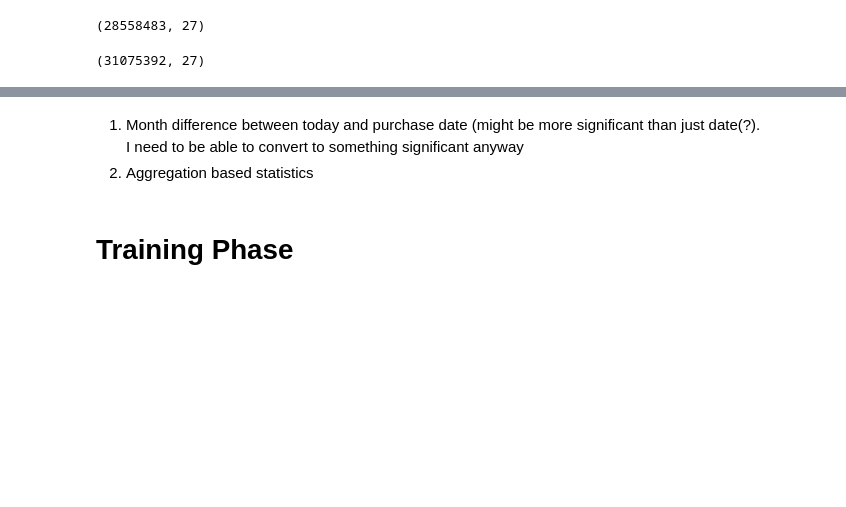
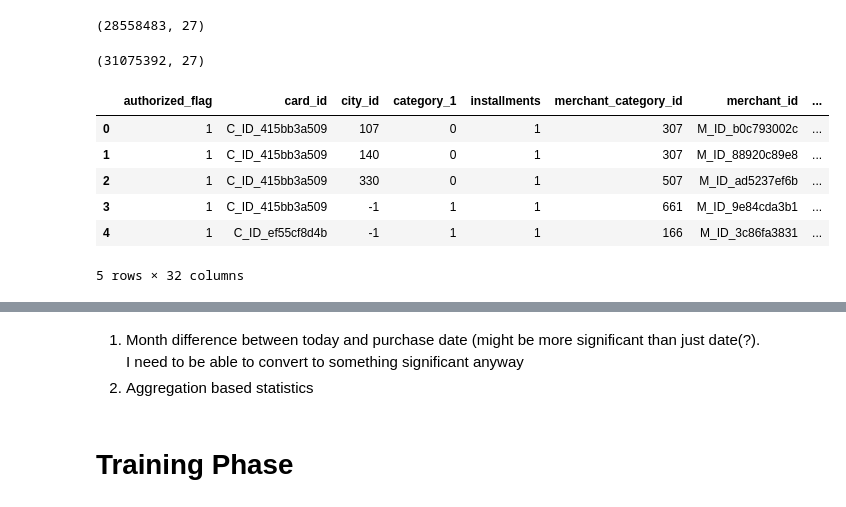
Before and after one commit to pengnam/kaggle-elomerchant, a Jupyter notebook: submissions/EloMerchant.ipynb, the cells around one changed output, grey strips where cells are left out. Cells and saved outputs as stored; diff of their text form; code cells hidden in the pictures; blank space fills up the shorter version.

```diff
--- a/submissions/EloMerchant.ipynb
+++ b/submissions/EloMerchant.ipynb
@@ -254,2 +283,4 @@ all_transactions["time_d"]
+# %%
+all_transactions["month_diff"] += all_transactions["month_lag"]
 # %% [markdown]
 ## Making the day of week relevant
@@ -326,6 +371,16 @@ def aggregate(history):
     #Replace columns
     new_df.columns = [' '.join(col).strip() for col in new_df.columns.values]
     return new_df
+# %%
+all_transactions.head()
+# %% [output]
+|  | authorized_flag | card_id | city_id | category_1 | installments | merchant_category_id | merchant_id | ... |
+| 0 | 1 | C_ID_415bb3a509 | 107 | 0 | 1 | 307 | M_ID_b0c793002c | ... |
+| 1 | 1 | C_ID_415bb3a509 | 140 | 0 | 1 | 307 | M_ID_88920c89e8 | ... |
+| 2 | 1 | C_ID_415bb3a509 | 330 | 0 | 1 | 507 | M_ID_ad5237ef6b | ... |
+| 3 | 1 | C_ID_415bb3a509 | -1 | 1 | 1 | 661 | M_ID_9e84cda3b1 | ... |
+| 4 | 1 | C_ID_ef55cf8d4b | -1 | 1 | 1 | 166 | M_ID_3c86fa3831 | ... |
+5 rows × 32 columns
 # %%
 aggregate_unflagged_transactions = aggregate(all_transactions[flag=='Y'])
 aggregate_flagged_transactions = aggregate(all_transactions[flag=='N'])
```
Also changed, not shown: parts of 25 cells of this notebook, 1 other file.
